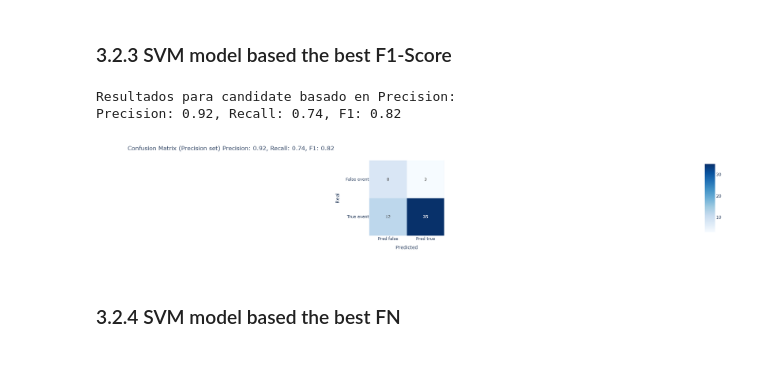
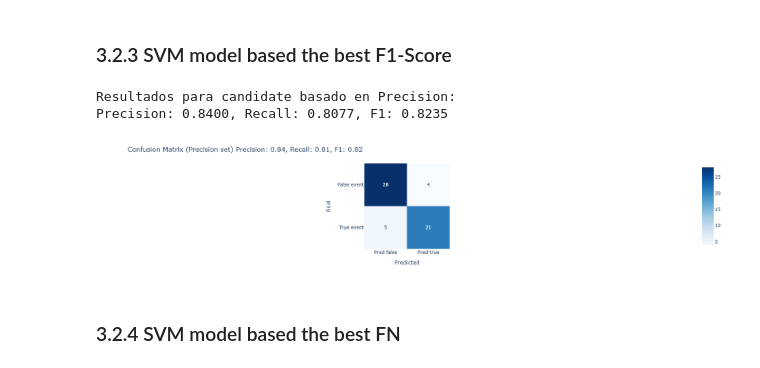
Before and after one commit to HecVelaz/Proyecto-Mburicao, a Jupyter notebook: scr/models/SVM_model.ipynb, the cells around one changed output. Saved outputs shown, nothing was run; the diff lists cells and outputs as text; code cells hidden in the pictures.

```diff
--- a/scr/models/SVM_model.ipynb
+++ b/scr/models/SVM_model.ipynb
@@ -15,11 +15,11 @@ import plotly.express as px
 # %% [markdown]
 # 2. Data load
 # %%
-data = pd.read_csv('/home/nivelrios/documentos/Mburicao Project/src/data/data_for_clustering.csv')
+data = pd.read_csv('/home/nivelrios/documentos/Mburicao Project/src/data/data_for_clustering_1.csv')
 features_precision = pd.read_csv('/home/nivelrios/documentos/Mburicao Project/src/evaluation/SVM_best_features_precision.csv')
 features_recall = pd.read_csv('/home/nivelrios/documentos/Mburicao Project/src/evaluation/SVM_best_features_recall.csv')
-features_f1 = pd.read_csv('/home/nivelrios/documentos/Mburicao Project/src/evaluation/SVM_best_features_f1.csv')
-features_fn = pd.read_csv('/home/nivelrios/documentos/Mburicao Project/src/evaluation/SVM_best_features_fn_2.csv')
+features_f1 = pd.read_csv('/home/nivelrios/documentos/Mburicao Project/src/evaluation/SVM_best_features_f1_1.csv')
+features_fn = pd.read_csv('/home/nivelrios/documentos/Mburicao Project/src/evaluation/SVM_best_features_fn_1.csv')
 # %% [markdown]
 # 3. Model define
 # %%
@@ -128,24 +128,26 @@ model = SVC(kernel='rbf', class_weight='balanced', random_state=42)
 pred, cm, prec_val, rec_val, f1_val = evaluate_model(lista_features_f1)
 
 print("Resultados para candidate basado en Precision:")
-print(f"Precision: {prec_val:.2f}, Recall: {rec_val:.2f}, F1: {f1_val:.2f}")
+print(f"Precision: {prec_val:.4f}, Recall: {rec_val:.4f}, F1: {f1_val:.4f}")
 # %% [output]
 Resultados para candidate basado en Precision:
-Precision: 0.92, Recall: 0.74, F1: 0.82
+Precision: 0.8400, Recall: 0.8077, F1: 0.8235
 # %%
+fig = px.imshow(cm_df, text_auto=True, color_continuous_scale="Blues")
+
 cm_df = pd.DataFrame(cm, index=["False event", "True event"], columns=["Pred false", "Pred true"])
 title_text = (f"Confusion Matrix (Precision set)\n"
               f"Precision: {prec_val:.2f}, Recall: {rec_val:.2f}, F1: {f1_val:.2f}")
 
 fig = px.imshow(cm_df, text_auto=True, color_continuous_scale="Blues")
 fig.update_layout(
     title=title_text,
     xaxis_title="Predicted",
     yaxis_title="Real"
 )
 fig.show()
 # %% [output]
-[figure, old version]
+[figure, new version]
 # %% [markdown]
 ### 3.2.4 SVM model based the best FN
 # %%
```
Also changed, not shown: parts of 7 cells of this notebook, 2 other files.
